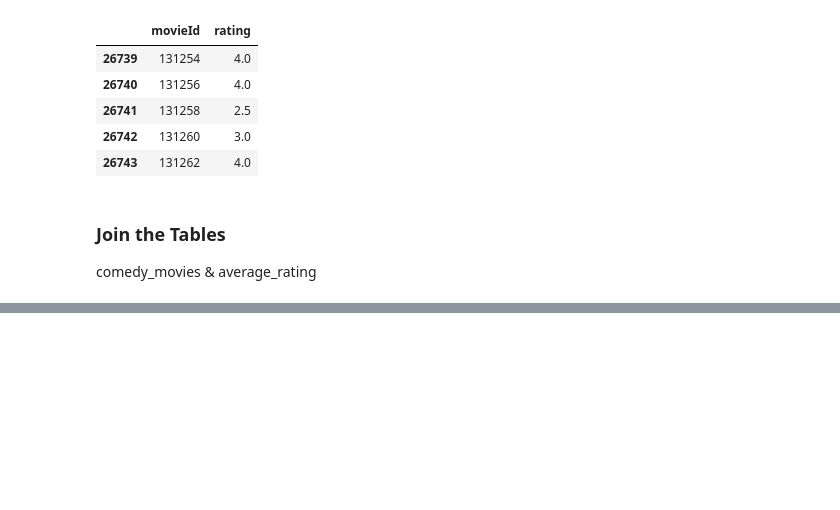
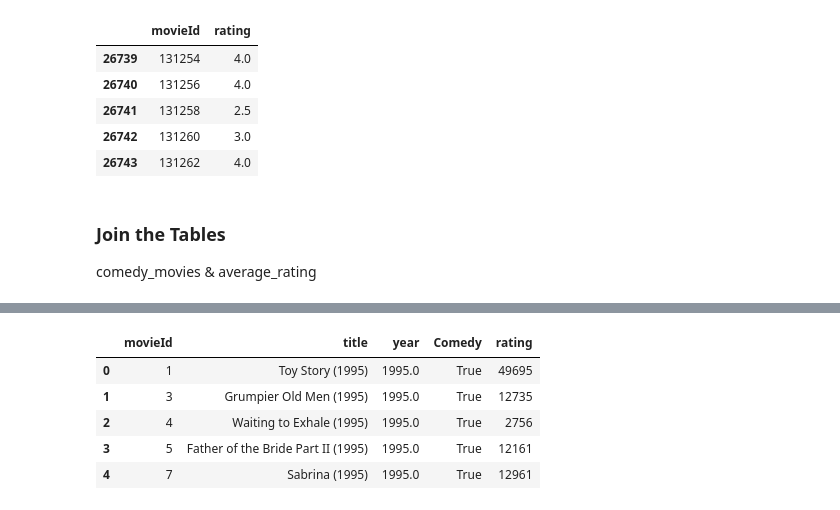
Before and after one commit to broepke/Jupyter, a Jupyter notebook: UCSanDiegoX/Week-6-MiniProject /Part 1 Mini Project.ipynb, the cells around one changed output, grey strips where cells are left out. Saved outputs shown, nothing was run; the diff lists cells and outputs as text; code cells hidden in the pictures; blank space fills up the shorter version.

```diff
--- a/UCSanDiegoX/Week-6-MiniProject /Part 1 Mini Project.ipynb
+++ b/UCSanDiegoX/Week-6-MiniProject /Part 1 Mini Project.ipynb
@@ -375,0 +411,10 @@ plt.show()
+# %%
+count_joined = comedy_movies.merge(count_ratings, on='movieId', how='inner')
+count_joined.head()
+# %% [output]
+|  | movieId | title | year | Comedy | rating |
+| 0 | 1 | Toy Story (1995) | 1995.0 | True | 49695 |
+| 1 | 3 | Grumpier Old Men (1995) | 1995.0 | True | 12735 |
+| 2 | 4 | Waiting to Exhale (1995) | 1995.0 | True | 2756 |
+| 3 | 5 | Father of the Bride Part II (1995) | 1995.0 | True | 12161 |
+| 4 | 7 | Sabrina (1995) | 1995.0 | True | 12961 |
```
Also changed, not shown: parts of 12 cells of this notebook.
